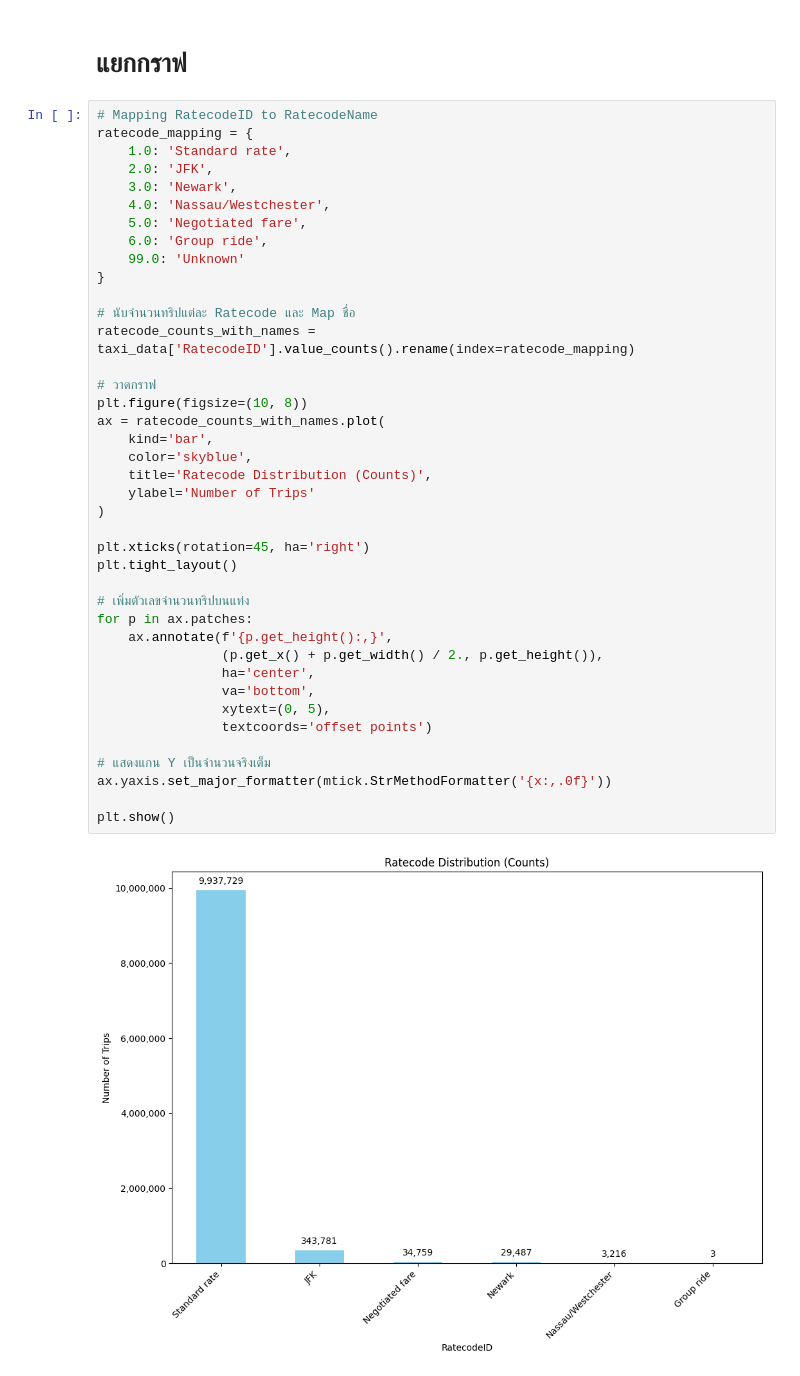
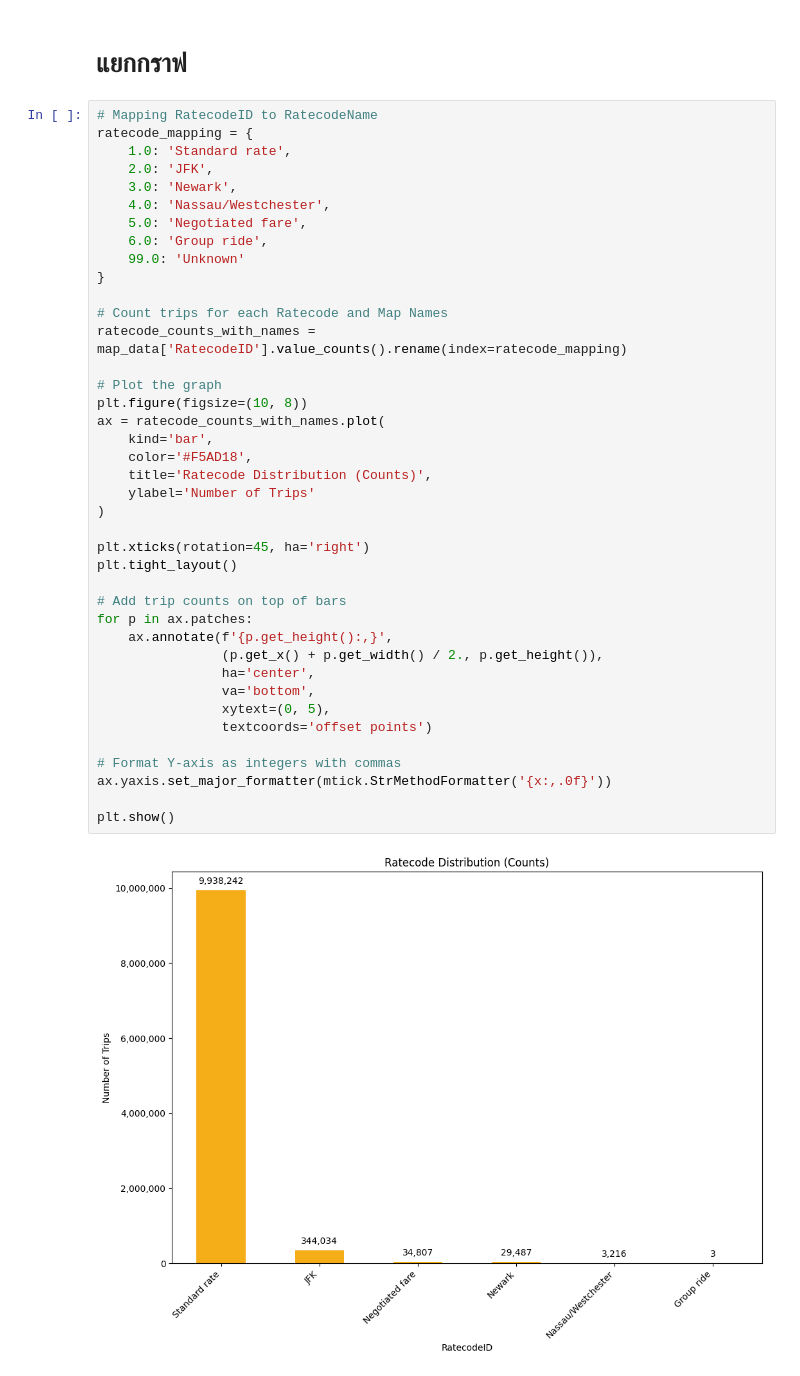
Before and after one commit to TKhahahah/Text_Analytics, a Jupyter notebook: Untitled2.ipynb, the cells around one changed output. Drawn from its saved outputs; the diff is of its cells as text.

```diff
--- a/Untitled2.ipynb
+++ b/Untitled2.ipynb
@@ -267,39 +272,39 @@ ratecode_mapping = {
     3.0: 'Newark',
     4.0: 'Nassau/Westchester',
     5.0: 'Negotiated fare',
     6.0: 'Group ride',
     99.0: 'Unknown'
 }
 
-# นับจำนวนทริปแต่ละ Ratecode และ Map ชื่อ
-ratecode_counts_with_names = taxi_data['RatecodeID'].value_counts().rename(index=ratecode_mapping)
+# Count trips for each Ratecode and Map Names
+ratecode_counts_with_names = map_data['RatecodeID'].value_counts().rename(index=ratecode_mapping)
 
-# วาดกราฟ
+# Plot the graph
 plt.figure(figsize=(10, 8))
 ax = ratecode_counts_with_names.plot(
     kind='bar',
-    color='skyblue',
+    color='#F5AD18',
     title='Ratecode Distribution (Counts)',
     ylabel='Number of Trips'
 )
 
 plt.xticks(rotation=45, ha='right')
 plt.tight_layout()
 
-# เพิ่มตัวเลขจำนวนทริปบนแท่ง
+# Add trip counts on top of bars
 for p in ax.patches:
     ax.annotate(f'{p.get_height():,}',
                 (p.get_x() + p.get_width() / 2., p.get_height()),
                 ha='center',
                 va='bottom',
                 xytext=(0, 5),
                 textcoords='offset points')
 
-# แสดงแกน Y เป็นจำนวนจริงเต็ม
+# Format Y-axis as integers with commas
 ax.yaxis.set_major_formatter(mtick.StrMethodFormatter('{x:,.0f}'))
 
 plt.show()
 # %% [output]
-[figure, old version]
+[figure, new version]
 # %%
 # 1️⃣ แปลงเวลารับผู้โดยสารเป็นชั่วโมง
```
Also changed, not shown: parts of 21 cells of this notebook.
